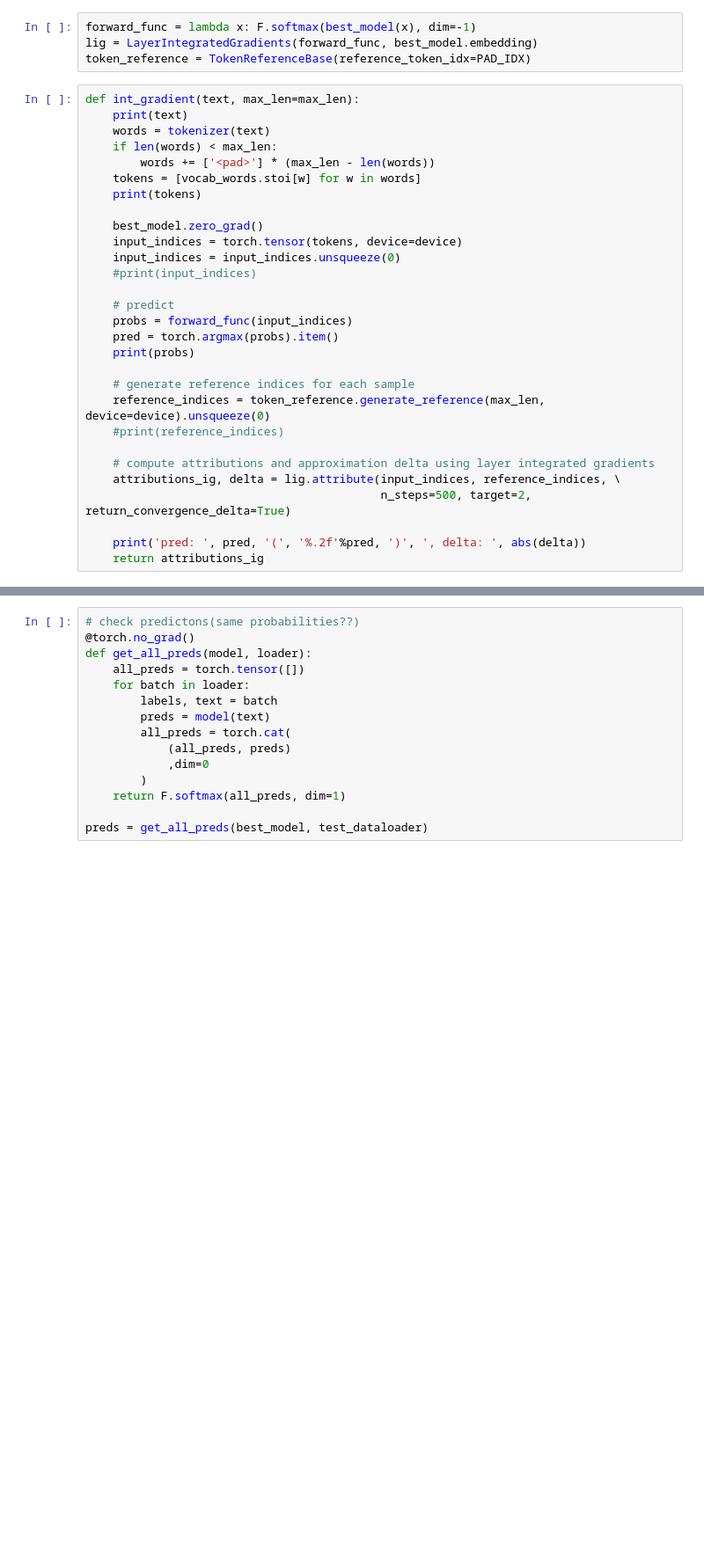
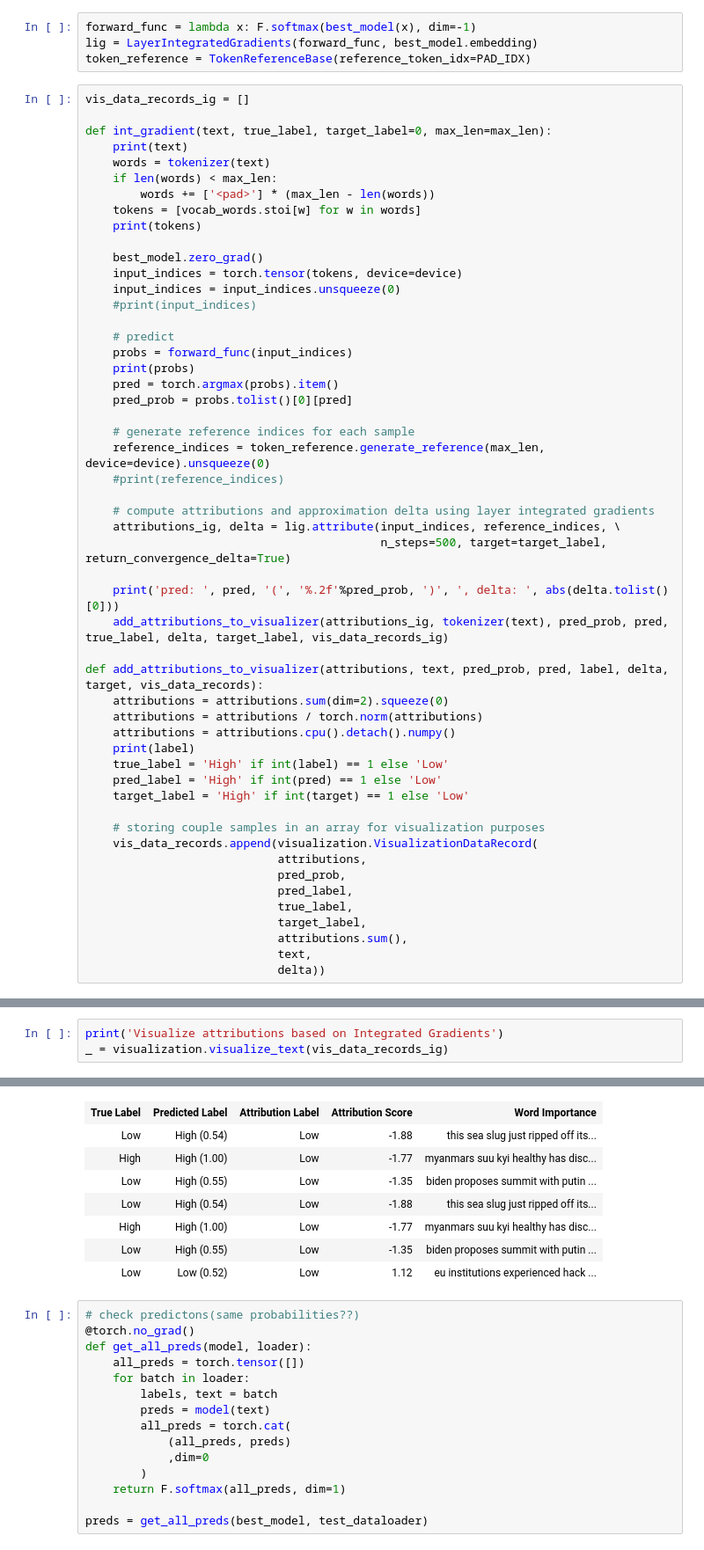
Before and after one commit to advanced-ml-project/project, a Jupyter notebook: simple_cnn.ipynb, the cells around one changed output, grey strips where cells are left out. Shown: that part at 88% size. Drawn from its saved outputs; the diff is of its cells as text; blank space fills up the shorter version.

Commit message:
added table of feature importance to cnn

```diff
--- a/simple_cnn.ipynb
+++ b/simple_cnn.ipynb
@@ -499,7 +505,9 @@ forward_func = lambda x: F.softmax(best_model(x), dim=-1)
 lig = LayerIntegratedGradients(forward_func, best_model.embedding)
 token_reference = TokenReferenceBase(reference_token_idx=PAD_IDX)
 # %%
-def int_gradient(text, max_len=max_len):
+vis_data_records_ig = []
+
+def int_gradient(text, true_label, target_label=0, max_len=max_len):
     print(text)
     words = tokenizer(text)
     if len(words) < max_len:
@@ -514,8 +522,9 @@ def int_gradient(text, max_len=max_len):
 
     # predict
     probs = forward_func(input_indices)
+    print(probs)
     pred = torch.argmax(probs).item()
-    print(probs)
+    pred_prob = probs.tolist()[0][pred]
 
     # generate reference indices for each sample
     reference_indices = token_reference.generate_reference(max_len, device=device).unsqueeze(0)
@@ -523,7 +532,27 @@ def int_gradient(text, max_len=max_len):
 
     # compute attributions and approximation delta using layer integrated gradients
     attributions_ig, delta = lig.attribute(input_indices, reference_indices, \
-                                           n_steps=500, target=2, return_convergence_delta=True)
+                                           n_steps=500, target=target_label, return_convergence_delta=True)
 
-    print('pred: ', pred, '(', '%.2f'%pred, ')', ', delta: ', abs(delta))
-    return attributions_ig
+    print('pred: ', pred, '(', '%.2f'%pred_prob, ')', ', delta: ', abs(delta.tolist()[0]))
+    add_attributions_to_visualizer(attributions_ig, tokenizer(text), pred_prob, pred, true_label, delta, target_label, vis_data_records_ig)
+
+def add_attributions_to_visualizer(attributions, text, pred_prob, pred, label, delta, target, vis_data_records):
+    attributions = attributions.sum(dim=2).squeeze(0)
+    attributions = attributions / torch.norm(attributions)
+    attributions = attributions.cpu().detach().numpy()
+    print(label)
+    true_label = 'High' if int(label) == 1 else 'Low'
+    pred_label = 'High' if int(pred) == 1 else 'Low'
+    target_label = 'High' if int(target) == 1 else 'Low'
+
+    # storing couple samples in an array for visualization purposes
+    vis_data_records.append(visualization.VisualizationDataRecord(
+                            attributions,
+                            pred_prob,
+                            pred_label,
+                            true_label,
+                            target_label,
+                            attributions.sum(),
+                            text,
+                            delta))
@@ -544,0 +587,4 @@ tensor([[[0., 0., 0.,  ..., -0., -0., 0.],
+# %%
+print('Visualize attributions based on Integrated Gradients')
+_ = visualization.visualize_text(vis_data_records_ig)
+# %% [output]
@@ -545,3 +593,11 @@ tensor([[[0., 0., 0.,  ..., -0., -0., 0.],
+| True Label | Predicted Label | Attribution Label | Attribution Score | Word Importance |
+| Low | High (0.54) | Low | -1.88 | this sea slug just ripped off its... |
+| High | High (1.00) | Low | -1.77 | myanmars suu kyi healthy has disc... |
+| Low | High (0.55) | Low | -1.35 | biden proposes summit with putin ... |
+| Low | High (0.54) | Low | -1.88 | this sea slug just ripped off its... |
+| High | High (1.00) | Low | -1.77 | myanmars suu kyi healthy has disc... |
+| Low | High (0.55) | Low | -1.35 | biden proposes summit with putin ... |
+| Low | Low (0.52) | Low | 1.12 | eu institutions experienced hack ... |
 # %%
 # check predictons(same probabilities??)
 @torch.no_grad()
```
Also changed, not shown: parts of 17 cells of this notebook.
